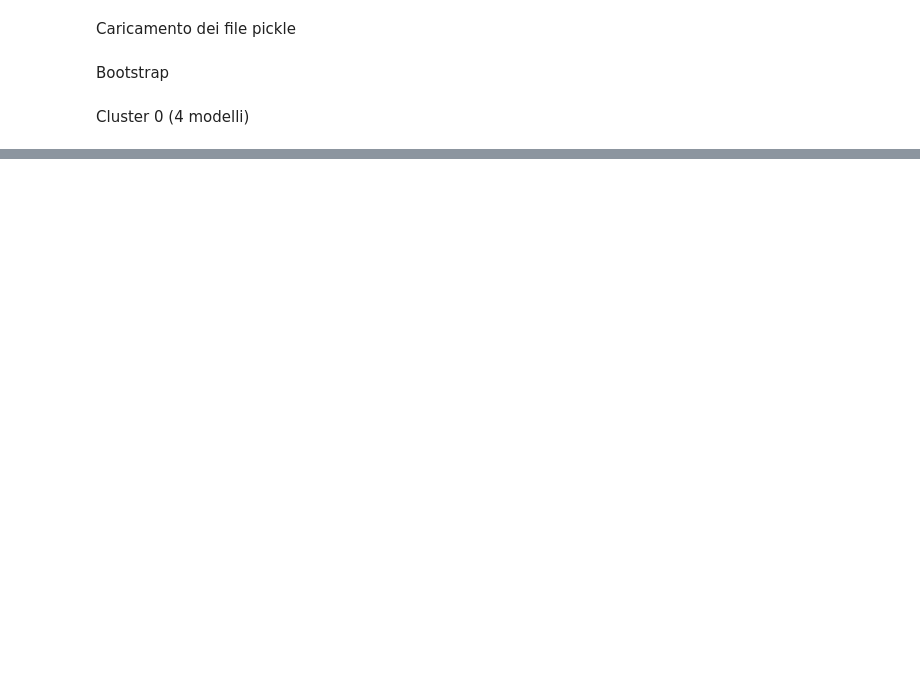
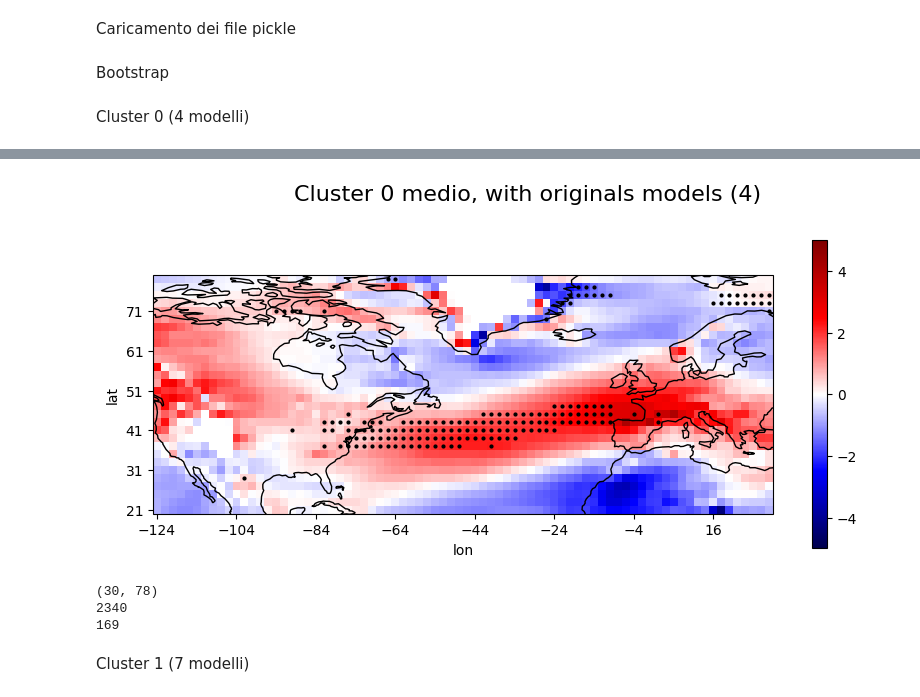
Before and after one commit to sbeltrami/tesi, a Jupyter notebook: bootstrap.ipynb, the cells around one changed output, grey strips where cells are left out. Saved outputs shown, nothing was run; the diff lists cells and outputs as text; code cells hidden in the pictures; blank space fills up the shorter version.

```diff
--- a/bootstrap.ipynb
+++ b/bootstrap.ipynb
@@ -295,0 +94,24 @@ fig.show()
+# %%
+#Determinazione della matrice di 1,0. 1 si ha quando l'elemento ij-esimo è <= 5th oppure >= 95th percentile --> significativamente differenti
+matrix10_cluster0 = bs_compute_matrix10(list_cluster0,models_atmos,array_5th_cluster0,array_95th_cluster0)
+# %%
+#plot del cluster medio con puntini di significatività
+plot_bs_mean_cluster_matrix10(list_cluster0,models_atmos,(10,4),-5,5,matrix10_cluster0,'Cluster 0 medio, with originals models (4)')
+# %% [output]
+[figure, added]
+# %%
+print(matrix10_cluster0.shape)
+a  = 30 * 78
+print(a)
+number = 0
+for i in range(30):
+    for j in range(78):
+        if matrix10_cluster0[i,j] == 1:
+            number = number + 1
+print(number)
+# %% [output]
+(30, 78)
+2340
+169
+# %% [markdown]
+Cluster 1 (7 modelli)
```
Also changed, not shown: parts of 60 cells of this notebook, 1 other file.
